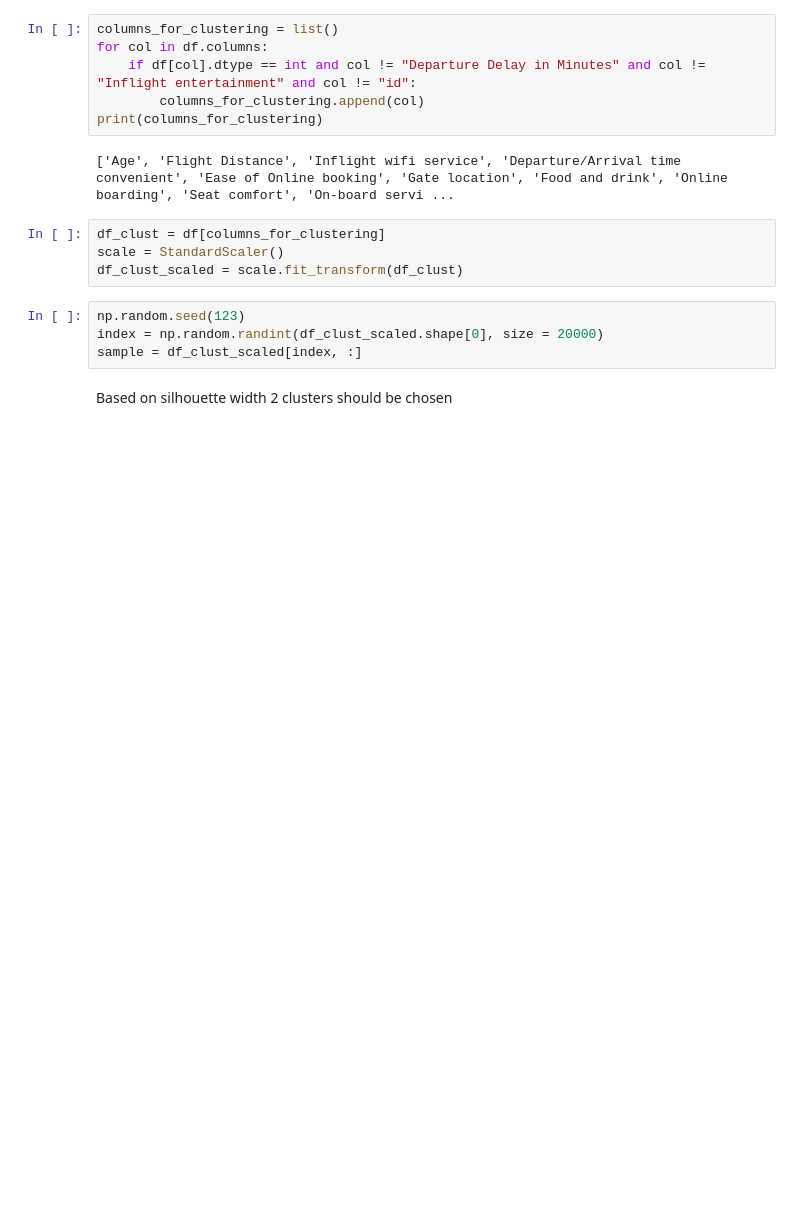
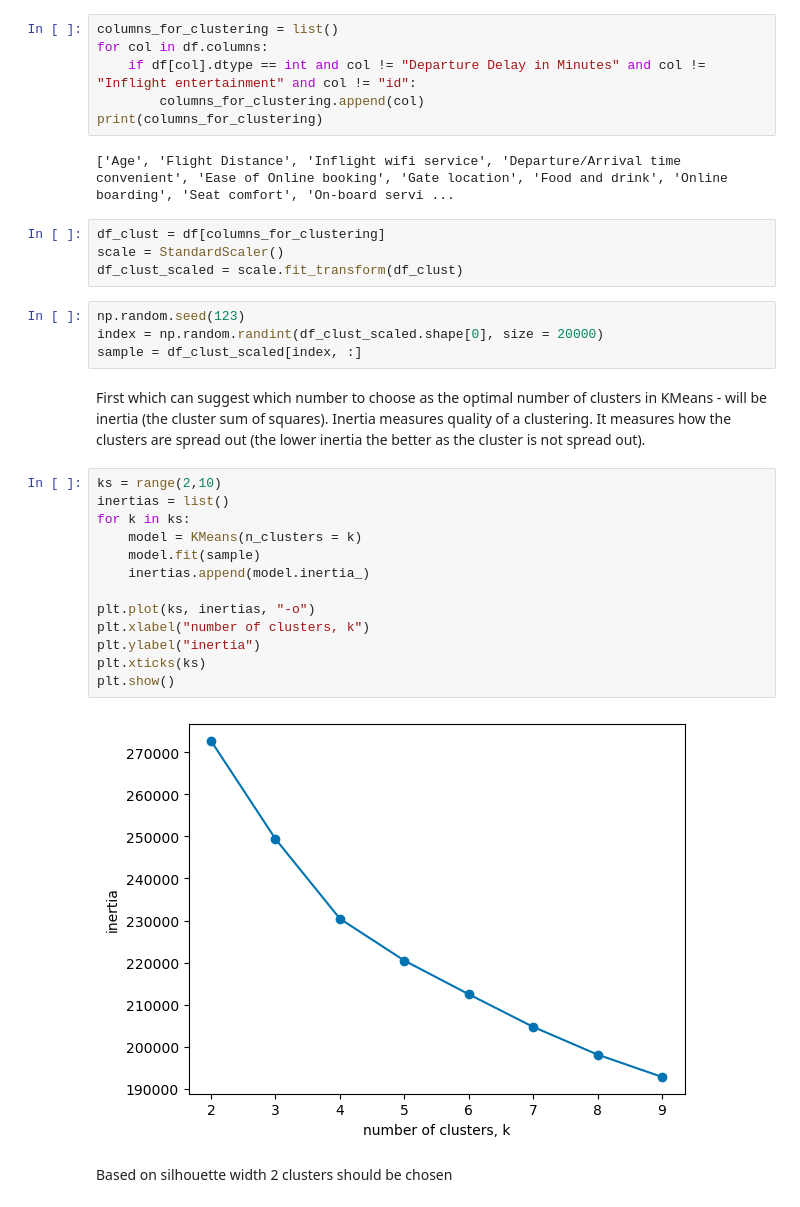
Before and after one commit to SOPP-EC/-Airline-Passenger-Satisfaction-Dataset-Analysis, a Jupyter notebook: -Airline-Passenger-Satisfaction-Dataset-Analysis.ipynb, the cells around one changed output. Cells and saved outputs as stored; diff of their text form; blank space fills up the shorter version.

Commit message:
feat: inertia, silhouette plots added

```diff
--- a/-Airline-Passenger-Satisfaction-Dataset-Analysis.ipynb
+++ b/-Airline-Passenger-Satisfaction-Dataset-Analysis.ipynb
@@ -332,6 +332,23 @@ df_clust_scaled = scale.fit_transform(df_clust)
 np.random.seed(123)
 index = np.random.randint(df_clust_scaled.shape[0], size = 20000)
 sample = df_clust_scaled[index, :]
+# %% [markdown]
+First which can suggest which number to choose  as  the optimal number of clusters in KMeans - will be inertia (the cluster sum of squares). Inertia measures quality of a clustering. It measures how the clusters are spread out (the lower inertia the better as the cluster is not spread out).
+# %%
+ks = range(2,10)
+inertias = list()
+for k in ks:
+    model = KMeans(n_clusters = k)
+    model.fit(sample)
+    inertias.append(model.inertia_)
+
+plt.plot(ks, inertias, "-o")
+plt.xlabel("number of clusters, k")
+plt.ylabel("inertia")
+plt.xticks(ks)
+plt.show()
+# %% [output]
+[figure, added]
 # %% [markdown]
 Based on silhouette width 2 clusters should be chosen
 # %%
```
Also changed, not shown: parts of 1 cell of this notebook.
